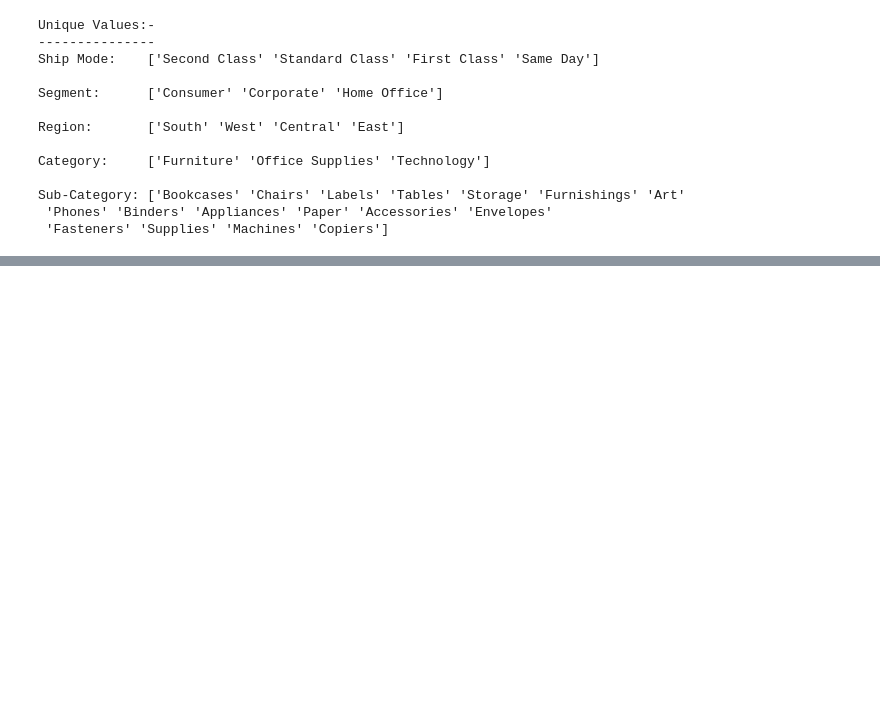
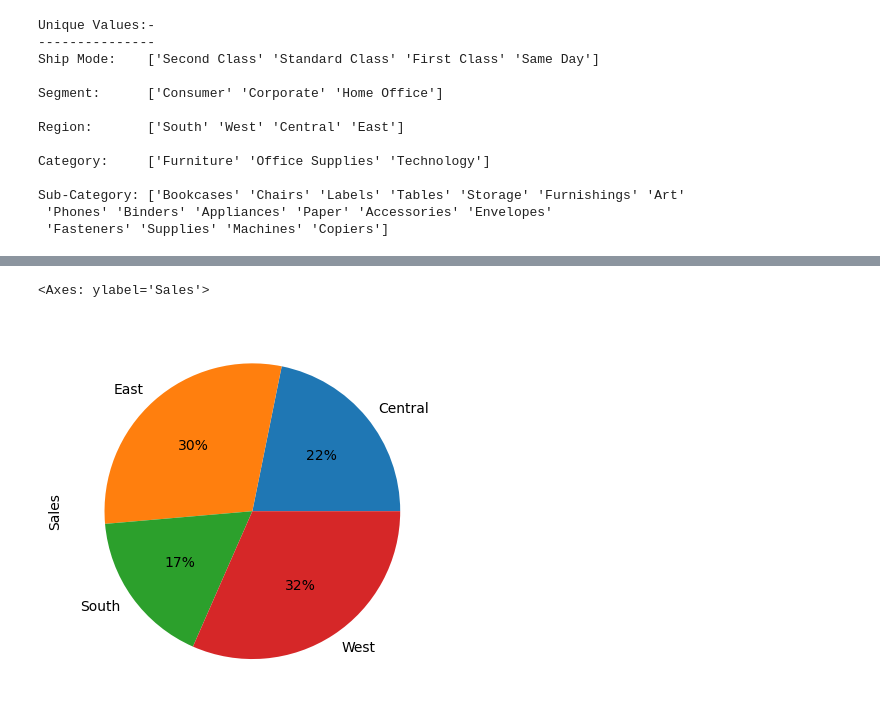
Before and after one commit to iamwatchdogs/Retail-Insights-from-Superstore-Data, a Jupyter notebook: retail-analysis.ipynb, the cells around one changed output, grey strips where cells are left out. Saved outputs shown, nothing was run; the diff lists cells and outputs as text; code cells hidden in the pictures; blank space fills up the shorter version.

```diff
--- a/retail-analysis.ipynb
+++ b/retail-analysis.ipynb
@@ -106,0 +119,5 @@ Sub-Category: ['Bookcases' 'Chairs' 'Labels' 'Tables' 'Storage' 'Furnishings' 'A
+# %%
+df.groupby("Region")["Sales"].sum().plot.pie(autopct='%1.0f%%')
+# %% [output]
+<Axes: ylabel='Sales'>
+[figure, added]
```
Also changed, not shown: parts of 4 cells of this notebook.
